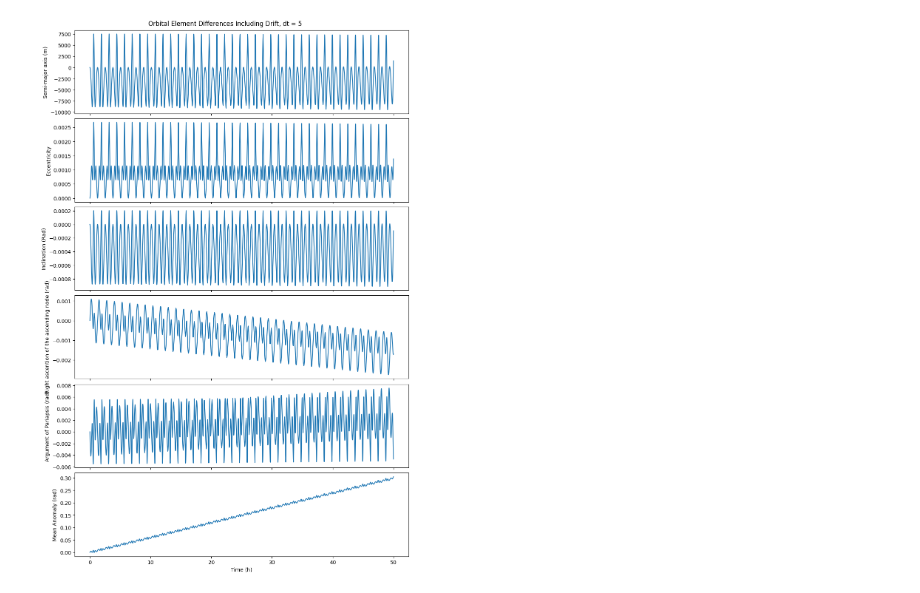
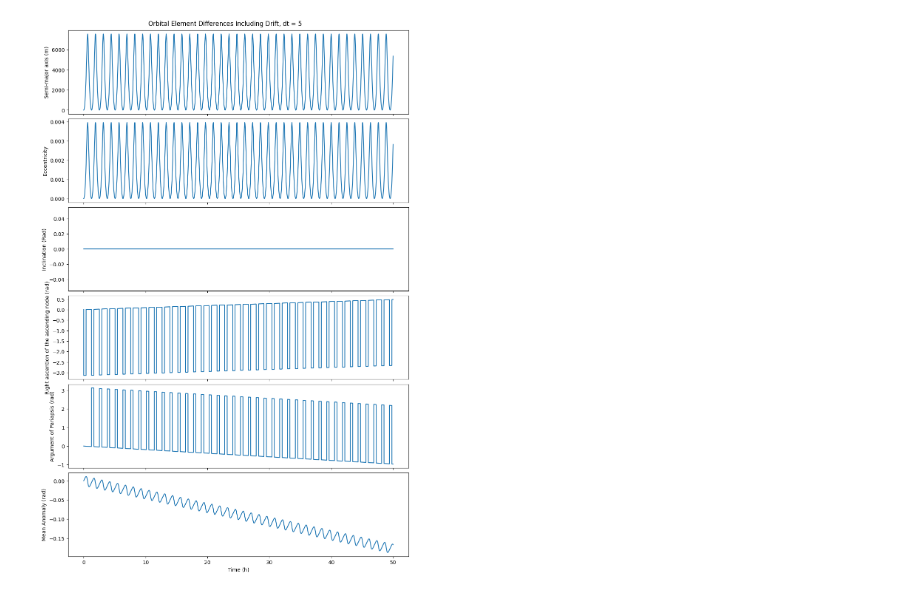
Before and after one commit to WilsonMoyer/Orbit-Integrating, a Jupyter notebook: Orbit Comparisons.ipynb, the cells around one changed output. Cells and saved outputs as stored; diff of their text form; code cells hidden in the pictures.

```diff
--- a/Orbit Comparisons.ipynb
+++ b/Orbit Comparisons.ipynb
@@ -313,6 +324,7 @@ class orbitElements:
 
         return (self.a, self.ecc, self.inc, RAAN_adj, omega_adj, M0_adj)
 # %%
+# The remaining cells are for testing
 includeDrift = True
 totalTime = 50*3600 # seconds
 dt = 5 # seconds
@@ -325,17 +337,21 @@ orbitalElementsPropogated = np.zeros((segmentCount, 6))
 
 elementPositions = np.zeros((segmentCount, 3))
 
-posVec = [(6378+500)*1000, 100, 10]
+posVec = [(6378+500)*1000, 0, 0]
 velVec = [0, 4949, 4949]
 
+# Sets up a point-mass integrated spacecraft and a point-mass keplarian element spacecraft
 integratedPoint = RK_Orbit_Integrator(posVec, velVec, segmentCount, dt = dt, drift = includeDrift)
 integratedPoint.run()
 elementPoint = orbitElements(posVec = posVec, velVec = velVec)
 
+# Saves an array of the positions for the keplarian element spacecraft and an array of keplarian elements for the
+# integrated spacecraft to be used for comparisons in the next cells
 for i in range(0, segmentCount):
     orbitalElementsPropogated[i] = elementPoint.get_Propogated_Elements(dt = i*dt, includeDrift = includeDrift)
     elementPositions[i] = elementPoint.calculateOrbit(dt = dt*i, includeDrift=includeDrift)[0]
     #print((integratedPoint.posArr[i, :], integratedPoint.velArr[i, :]))
     orbitalElementsIntegrated[i] = orbitElements.get_orbital_elements(integratedPoint.posArr[i, :], integratedPoint.velArr[i, :])
-    print(f"{i+1}/{segmentCount}")
+    if i%10000 == 0:
+        print(f"{i}/{segmentCount}")
 # %% [output]
@@ -379,29 +377,34 @@ axis.set(xlabel = "Time (h)", ylabel = "Distance (m)")
 # %%
+# Comparing orbital elements for each spacecraft
+
 # elements = (a, ecc, inc, RAAN, omega, M0)
 # a = Semi-major axis (m)
 # ecc = Eccentricity
 # inc = Inclination (rad)
 # RAAN = Right ascention of the ascending node (rad) also called Longitude of ascending node
 # omega = Argument of periapsis (rad)
 # M0 = Mean anomaly at t = 0 (radians)
+
+# isAngle is to help with the rollover from 2pi to 0
 isAngle = [False, False, True, True, True, True]
 labels = ["Semi-major axis (m)", "Eccentricity", "Inclination (Rad)", "Right ascention of the ascending node (rad)", "Argument of Pariapsis (rad)", "Mean Anomaly (rad)"]
 fig, axs = plt.subplots(len(labels), layout='constrained', sharex=True)
 fig.suptitle(f'Orbital Element Differences {driftStr} Drift, dt = {dt}')
 
 for i in range(0, len(labels)):
     if isAngle:
-        modifier = [(0 if np.abs(orbitalElementsIntegrated[j, i]-orbitalElementsPropogated[j, i]) < 1.9*np.pi else (-2*np.pi if orbitalElementsIntegrated[j, i]-orbitalElementsPropogated[j, i] > 0 else 2*np.pi)) for j in range(0, len(orbitalElementsIntegrated))]
+        # If the spacecraft are more than pi apart it subtracts or adds 2pi from the difference to deal with rollover
+        modifier = [(0 if np.abs(orbitalElementsIntegrated[j, i]-orbitalElementsPropogated[j, i]) < np.pi else (-2*np.pi if orbitalElementsIntegrated[j, i]-orbitalElementsPropogated[j, i] > 0 else 2*np.pi)) for j in range(0, len(orbitalElementsIntegrated))]
         axs[i].plot([i*dt/3600 for i in range(0, segmentCount)], (orbitalElementsIntegrated[:, i]-orbitalElementsPropogated[:, i]+modifier))
     else:
         axs[i].plot([i*dt/3600 for i in range(0, segmentCount)], orbitalElementsIntegrated[:, i]-orbitalElementsPropogated[:, i])
     axs[i].set(ylabel=labels[i])
 
 axs[i].set(xlabel = "Time (h)")
 fig.set_figwidth(10)
 fig.set_figheight(15)
 # %% [output]
-[figure, old version]
+[figure, new version]
 # %%
 # elements = (a, ecc, inc, RAAN, omega, M0)
 # a = Semi-major axis (m)
```
Also changed, not shown: parts of 5 cells of this notebook.
